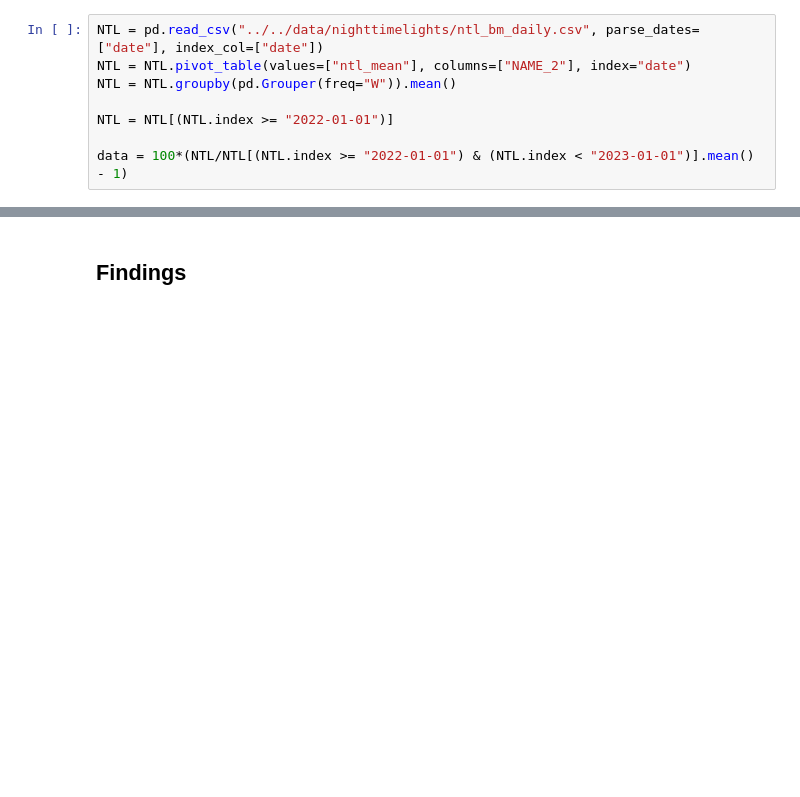
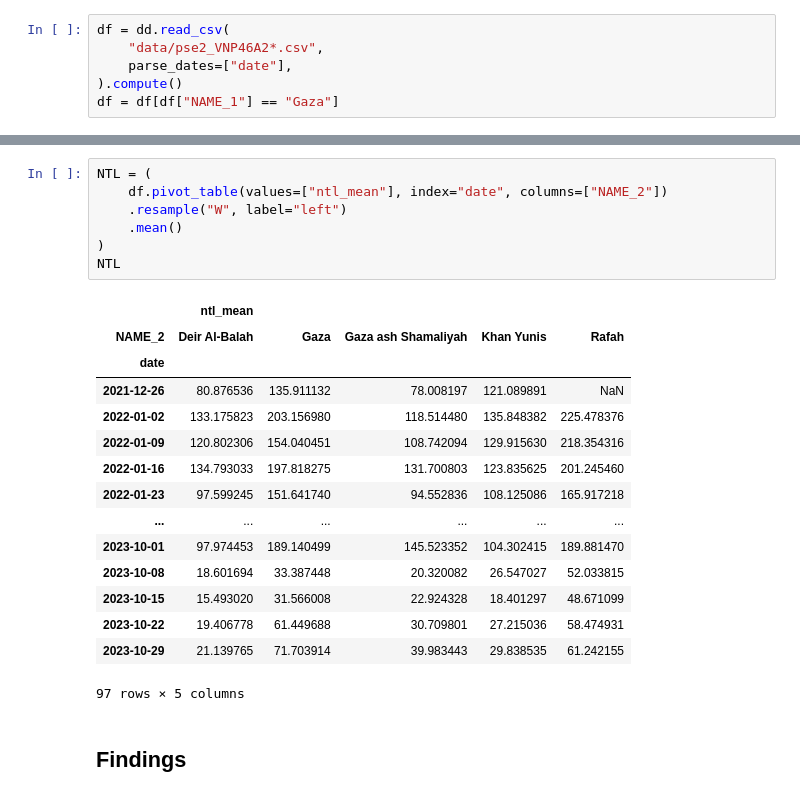
Before and after one commit to datapartnership/gaza-israel-conflict-impact-analysis, a Jupyter notebook: _sources/notebooks/nighttime-lights/nighttime-lights.ipynb, the cells around one changed output, grey strips where cells are left out. Cells and saved outputs as stored; diff of their text form; blank space fills up the shorter version.

```diff
--- a/_sources/notebooks/nighttime-lights/nighttime-lights.ipynb
+++ b/_sources/notebooks/nighttime-lights/nighttime-lights.ipynb
@@ -46,8 +71,6 @@ COLORS = cc.b_glasbey_bw_minc_20
 # %%
-NTL = pd.read_csv("../../data/nighttimelights/ntl_bm_daily.csv", parse_dates=["date"], index_col=["date"])
-NTL = NTL.pivot_table(values=["ntl_mean"], columns=["NAME_2"], index="date")
-NTL = NTL.groupby(pd.Grouper(freq="W")).mean()
-
-NTL = NTL[(NTL.index >= "2022-01-01")]
-
-data = 100*(NTL/NTL[(NTL.index >= "2022-01-01") & (NTL.index < "2023-01-01")].mean() - 1)
+df = dd.read_csv(
+    "data/pse2_VNP46A2*.csv",
+    parse_dates=["date"],
+).compute()
+df = df[df["NAME_1"] == "Gaza"]
@@ -54,3 +85,26 @@ data = 100*(NTL/NTL[(NTL.index >= "2022-01-01") & (NTL.index < "2023-01-01")].me
+# %%
+NTL = (
+    df.pivot_table(values=["ntl_mean"], index="date", columns=["NAME_2"])
+    .resample("W", label="left")
+    .mean()
+)
+NTL
+# %% [output]
+|  | ntl_mean |  |  |  |  |
+| NAME_2 | Deir Al-Balah | Gaza | Gaza ash Shamaliyah | Khan Yunis | Rafah |
+| date |  |  |  |  |  |
+| 2021-12-26 | 80.876536 | 135.911132 | 78.008197 | 121.089891 | NaN |
+| 2022-01-02 | 133.175823 | 203.156980 | 118.514480 | 135.848382 | 225.478376 |
+| 2022-01-09 | 120.802306 | 154.040451 | 108.742094 | 129.915630 | 218.354316 |
+| 2022-01-16 | 134.793033 | 197.818275 | 131.700803 | 123.835625 | 201.245460 |
+| 2022-01-23 | 97.599245 | 151.641740 | 94.552836 | 108.125086 | 165.917218 |
+| ... | ... | ... | ... | ... | ... |
+| 2023-10-01 | 97.974453 | 189.140499 | 145.523352 | 104.302415 | 189.881470 |
+| 2023-10-08 | 18.601694 | 33.387448 | 20.320082 | 26.547027 | 52.033815 |
+| 2023-10-15 | 15.493020 | 31.566008 | 22.924328 | 18.401297 | 48.671099 |
+| 2023-10-22 | 19.406778 | 61.449688 | 30.709801 | 27.215036 | 58.474931 |
+| 2023-10-29 | 21.139765 | 71.703914 | 39.983443 | 29.838535 | 61.242155 |
+97 rows × 5 columns
 # %% [markdown]
 ## Findings
 # %% [markdown]
```
Also changed, not shown: parts of 33 cells of this notebook, 11 other files.
